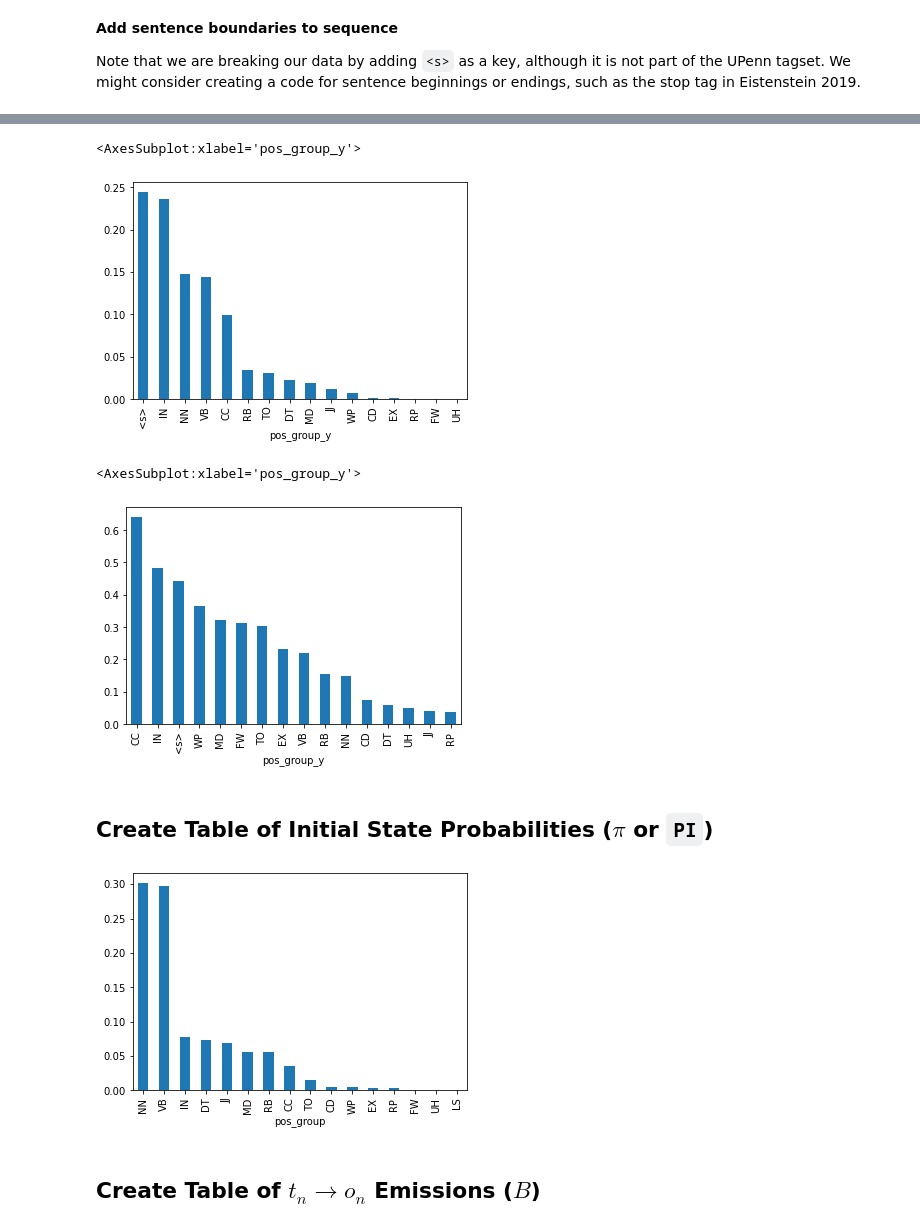
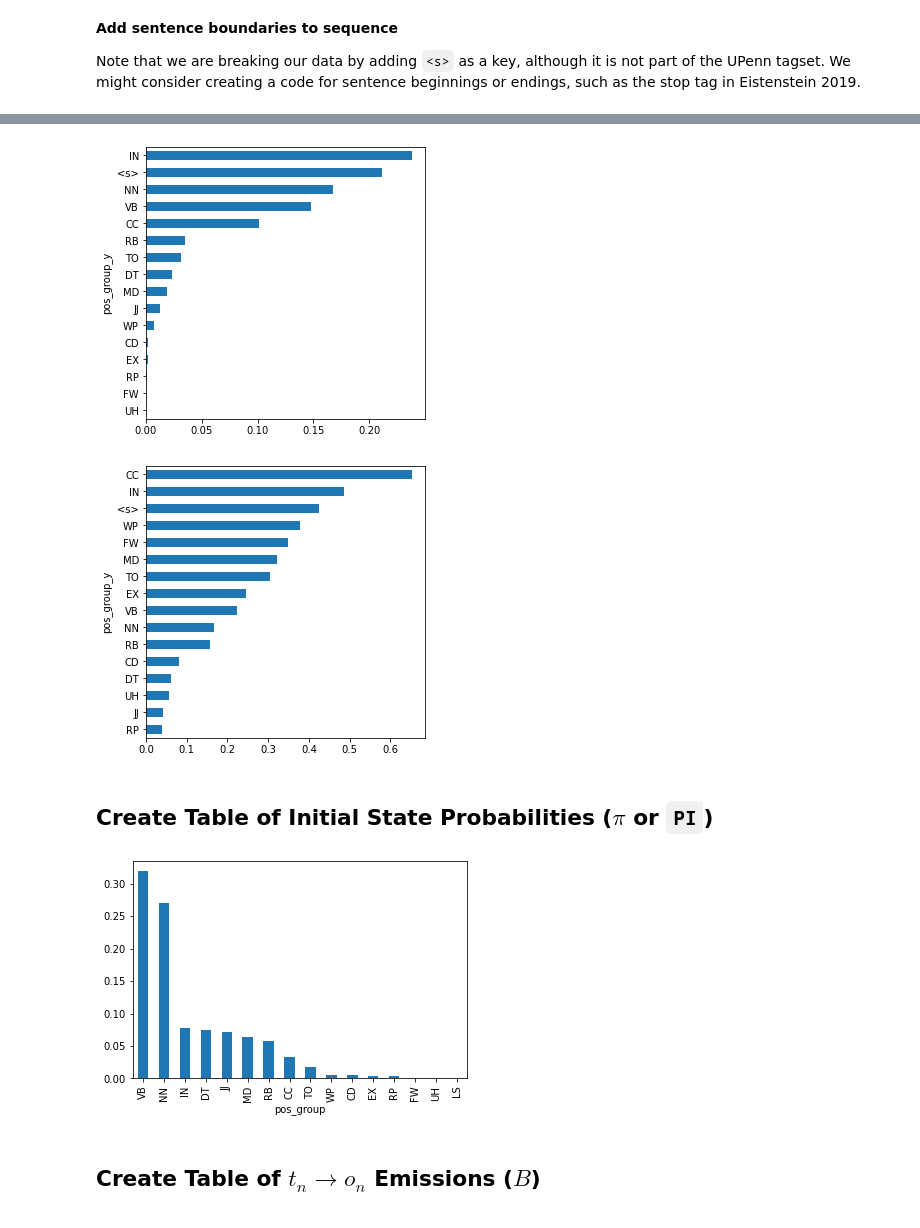
Before and after one commit to ontoligent/DS5001-2022-01-OLD, a Jupyter notebook: M04_NLP/M04_02_HMM.ipynb, the cells around one changed output, grey strips where cells are left out. Saved outputs shown, nothing was run; the diff lists cells and outputs as text; code cells hidden in the pictures.

```diff
--- a/M04_NLP/M04_02_HMM.ipynb
+++ b/M04_NLP/M04_02_HMM.ipynb
@@ -15,6 +14,6 @@ data_out = './data_out'
 data_prefix = 'austen-melville'
 # %%
-OHCO = ['book_id', 'chap_num', 'para_num', 'sent_num', 'token_num']
+OHCO = ['book_id', 'chap_id', 'para_num', 'sent_num', 'token_num']
 SENT = OHCO[:4]
 # %%
 import pandas as pd
@@ -24,7 +23,7 @@ import re
 # %% [markdown]
 # Get Annotated `TOKEN` Table
 # %%
-TOKEN = pd.read_csv(f"{data_out}/{data_prefix}-TOKEN.csv").set_index(OHCO)
+TOKEN = pd.read_csv(f"{data_home}/output/{data_prefix}-CORPUS.csv").set_index(OHCO)
 # %%
 TOKEN[['pos','term_str']].head(20)
 # %% [output]
@@ -55,7 +54,7 @@ From the Penn Treebank Project
 
 We get a text version of the UPenn Codes, or tag set, by calling `nltk.help.upenn_tagset()`. There is a script in `data_in` that will generate this file for you, although a copy of it has already been generated. We use this to add a definition column to our table. This can be used later in visualizations, etc.
 # %%
-POS = pd.read_csv(f'{data_in}/upenn_tagset.txt', sep='\t', names=['pos_code','def'])
+POS = pd.read_csv(f'{data_home}/misc/upenn_tagset.txt', sep='\t', names=['pos_code','def'])
 POS = POS[POS.pos_code.str.match(r'^\w')].set_index('pos_code') # Keep only letter codes
 # %%
 # POS
@@ -188,13 +292,11 @@ AM.T.style.background_gradient()
 # %%
-A.loc['NN'].cp.plot.bar() # P(Ay|Ax)
+A.loc['NN'].cp.sort_values().plot.barh(figsize=(5,5)); # P(Ay|Ax)
 # %% [output]
-<AxesSubplot:xlabel='pos_group_y'>
-[figure, old version]
+[figure, new version]
 # %%
-A.loc['NN'].rcp.sort_values(ascending=False).plot.bar() # p(Ax|Ay)
+A.loc['NN'].rcp.sort_values().plot.barh(figsize=(5,5)); # p(Ax|Ay)
 # %% [output]
-<AxesSubplot:xlabel='pos_group_y'>
-[figure, old version]
+[figure, new version]
 # %% [markdown]
 ## Create Table of Initial State Probabilities ($\pi$ or `PI`)
 # %%
@@ -205,7 +307,7 @@ PI.index.name = 'pos_group'
 # %%
 PI.sort_values('cp', ascending=False).cp.plot.bar();
 # %% [output]
-[figure, old version]
+[figure, new version]
 # %% [markdown]
 ## Create Table of $t_n \rightarrow o_n$ Emissions ($ B $)
 # %%
```
Also changed, not shown: parts of 33 cells of this notebook, 1 other file.
